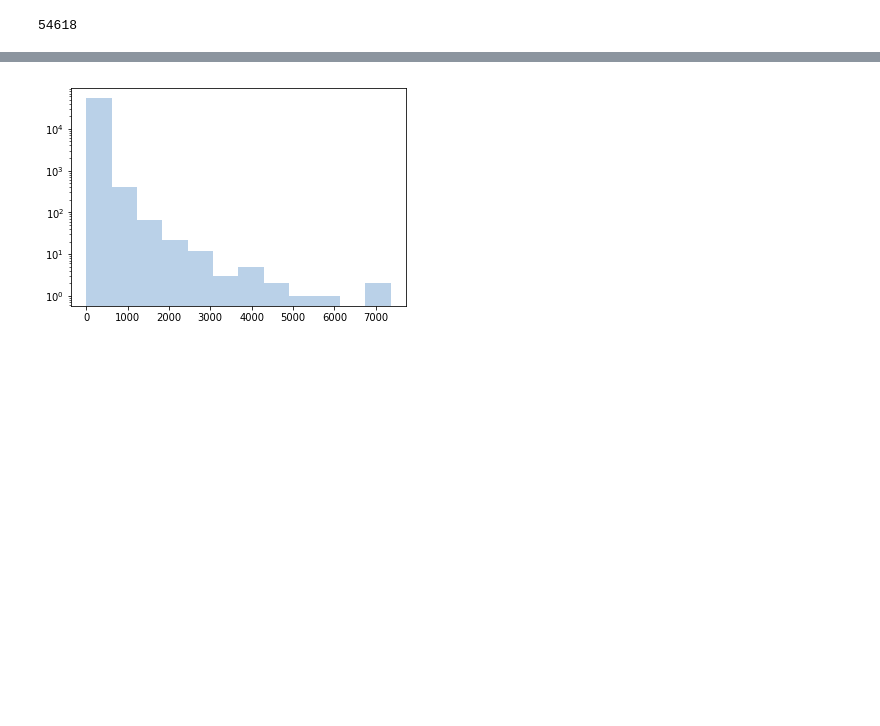
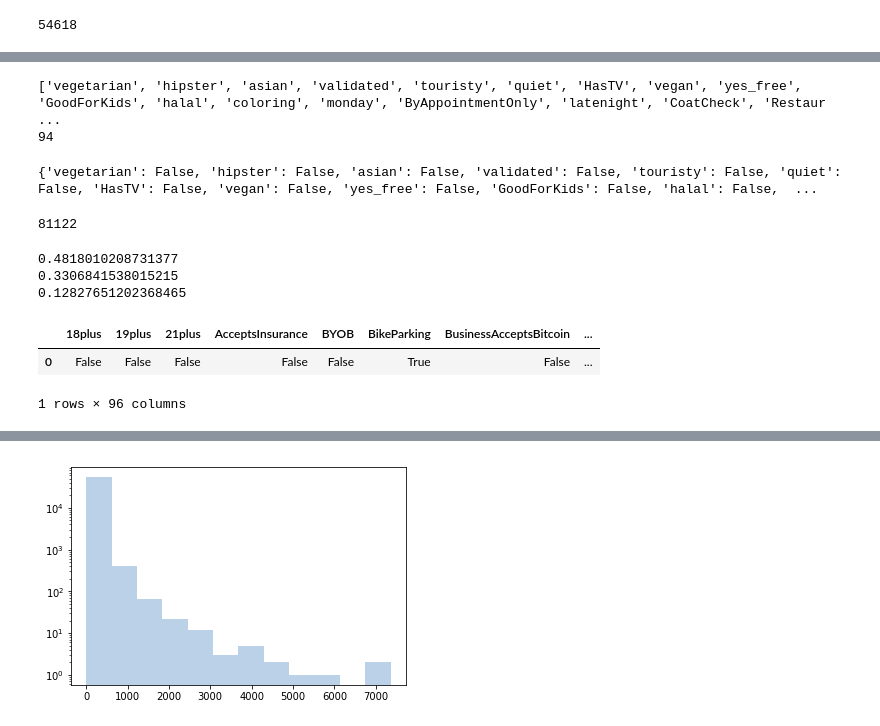
Before and after one commit to CharuMehndiratta/CSE-544-Project, a Jupyter notebook: Initial_Analysis.ipynb, the cells around one changed output, grey strips where cells are left out. Saved outputs shown, nothing was run; the diff lists cells and outputs as text; code cells hidden in the pictures; blank space fills up the shorter version.

```diff
--- a/Initial_Analysis.ipynb
+++ b/Initial_Analysis.ipynb
@@ -29,0 +144,59 @@ print(len(review_count))
+# %%
+all_attr = set()
+
+def rec_attr(d):
+  for k, v in d.items():
+    if isinstance(v, dict):
+          rec_attr(v)
+    else:
+            #print("{0} : {1}".format(k, v))
+            if (v != True and v != False and not isinstance(v, int)):
+                all_attr.add(v)
+            else :
+                all_attr.add(k)
+
+for b in food_places:
+        attr = b['attributes']
+        rec_attr(attr)
+
+all_attr = list(all_attr)
+print(all_attr)
+print(len(all_attr))
+# %% [output]
+['vegetarian', 'hipster', 'asian', 'validated', 'touristy', 'quiet', 'HasTV', 'vegan', 'yes_free', 'GoodForKids', 'halal', 'coloring', 'monday', 'ByAppointmentOnly', 'latenight', 'CoatCheck', 'Restaur ...
+94
+# %%
+all_attr_list = list(all_attr)
+all_attr_tuple = {k : False for k in all_attr_list}
+print(all_attr_tuple)
+# %% [output]
+{'vegetarian': False, 'hipster': False, 'asian': False, 'validated': False, 'touristy': False, 'quiet': False, 'HasTV': False, 'vegan': False, 'yes_free': False, 'GoodForKids': False, 'halal': False,  ...
+# %%
+def rec_attr_main(d, l):
+  for k, v in d.items():
+    if isinstance(v, dict):
+          rec_attr_main(v, l)
+    else:
+            #print("{0} : {1}".format(k, v))
+            if (k == 'RestaurantsPriceRange2'):
+                l[k] = True
+            elif (v != True and v != False and not isinstance(v, int)):
+                l[v] = True
+                #print(v)
+            else :
+                #print("{0} : {1}".format(k, v))
+                l[k] = v
+att_mat = []
+attr = []
+
+for fp in food_places:
+    t = {k : False for k in all_attr_list}
+    attr = fp['attributes']
+    #print(attr)
+    rec_attr_main(attr, t)
+    #print(t['RestaurantsPriceRange2'])
+    att_mat.append(t)
+
+print(len(att_mat))
+# %% [output]
+81122
@@ -29,0 +209,5 @@ print(len(review_count))
+# %%
+corr_mat_df = pd.DataFrame(att_mat)
+corr_mat_df['Noise'] = corr_mat_df['very_loud'] | corr_mat_df['loud'] | corr_mat_df['average'] | corr_mat_df['dj'] | corr_mat_df['jukebox']| corr_mat_df['live'] | corr_mat_df['video'] | corr_mat_df['karaoke'] | corr_mat_df['18plus']
+corr_mat_df['Alcohol'] = corr_mat_df['beer_and_wine'] | corr_mat_df['full_bar']
+corr_mat_df['Smoking'] = corr_mat_df['yes'] | corr_mat_df['outdoor']
@@ -29,0 +216,14 @@ print(len(review_count))
+# %%
+print(a['Noise']['Alcohol'])
+print(a['Smoking']['Alcohol'])
+print(a['Alcohol']['latenight'])
+# %% [output]
+0.4818010208731377
+0.3306841538015215
+0.12827651202368465
+# %%
+corr_mat_df.head(1)
+# %% [output]
+|  | 18plus | 19plus | 21plus | AcceptsInsurance | BYOB | BikeParking | BusinessAcceptsBitcoin | ... |
+| 0 | False | False | False | False | False | True | False | ... |
+1 rows × 96 columns
```
Also changed, not shown: parts of 23 cells of this notebook.
